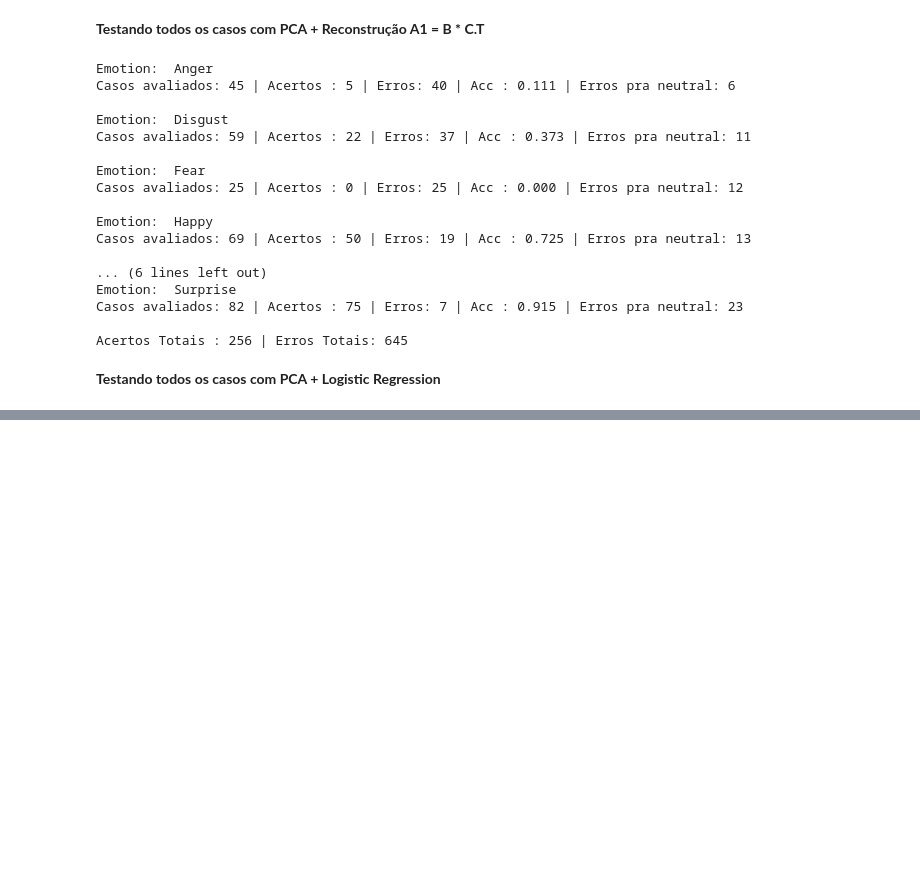
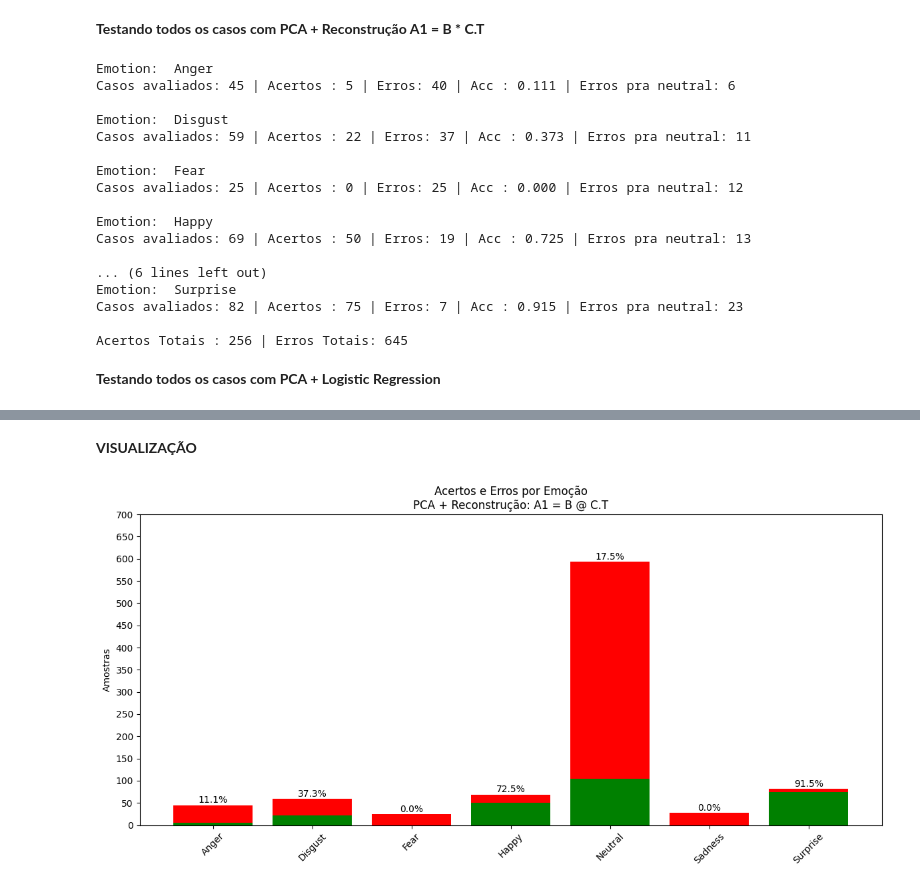
Before and after one commit to mawerneck/Projeto-Final-CoCADa, a Jupyter notebook: script.ipynb, the cells around one changed output, grey strips where cells are left out. Saved outputs shown, nothing was run; the diff lists cells and outputs as text; code cells hidden in the pictures; blank space fills up the shorter version.

```diff
--- a/script.ipynb
+++ b/script.ipynb
@@ -291,9 +291,8 @@ Emoção:   Surprise -> Probabilidade: 0.102 %
 # %%
 green = 0
 red = 0
-e_green = 0
-e_red = 0
 neutrals = 0
+bad_statistics = {}
 for b in range(7):
     print(f"Emotion:  {emotions[b]}")
     e_green = 0
@@ -313,6 +312,8 @@ for b in range(7):
     green += e_green
     red += e_red
 
+    bad_statistics[emotions[b]] = [e_green, e_red, c]
+
 print(f"Acertos Totais : {green} | Erros Totais: {red}")
 # %% [output]
 Emotion:  Anger
@@ -337,9 +338,8 @@ Acertos Totais : 256 | Erros Totais: 645
 # %%
 green = 0
 red = 0
-e_green = 0
-e_red = 0
 neutrals = 0
+good_statistics = {}
 
 pca_global, clf = training_PCA_LR(faces_flatten, df_flatten)
 
@@ -361,7 +361,11 @@ for b in range(7):
     green += e_green
     red += e_red
 
+    good_statistics[emotions[b]] = [e_green, e_red, c]
+
+
 print(f"Acertos Totais : {green} | Erros Totais: {red}")
+print(f"Total Accuracy: {green / len(faces_flatten)*100:.2f} %")
 # %% [output]
 Emotion:  Anger
 Casos avaliados: 45 | Acertos : 39 | Erros: 6 | Acc : 86.67 % | Erros pra neutral: 6
@@ -382,0 +397,26 @@ Acertos Totais : 884 | Erros Totais: 17
+# %% [markdown]
+**VISUALIZAÇÃO**
+# %%
+acertos = [bad_statistics[e][0] for e in emotions]
+erros   = [bad_statistics[e][1] for e in emotions]
+totais  = [bad_statistics[e][2] for e in emotions]
+
+x = range(len(emotions))
+
+plt.figure(figsize=(12,6))
+
+# Barra empilhada: acertos + erros (total já é soma, não precisa mostrar separadamente)
+plt.bar(x, acertos, label="Acertos", color='green')
+plt.bar(x, erros, bottom=acertos, label="Erros", color='red')
+for i in range(len(emotions)):
+    plt.text(i, totais[i] + 5, f"{(acertos[i] / totais[i])*100:.1f}%",
+             ha='center', fontsize=10)
+plt.xticks(x, emotions, rotation=45)
+plt.ylabel("Amostras")
+plt.title("Acertos e Erros por Emoção\nPCA + Reconstrução: A1 = B @ C.T")
+plt.yticks([i for i in range(0, 750, 50)])
+plt.ylim(0, 700)
+plt.tight_layout()
+plt.show()
+# %% [output]
+[figure, added]
```
Also changed, not shown: parts of 8 cells of this notebook.
